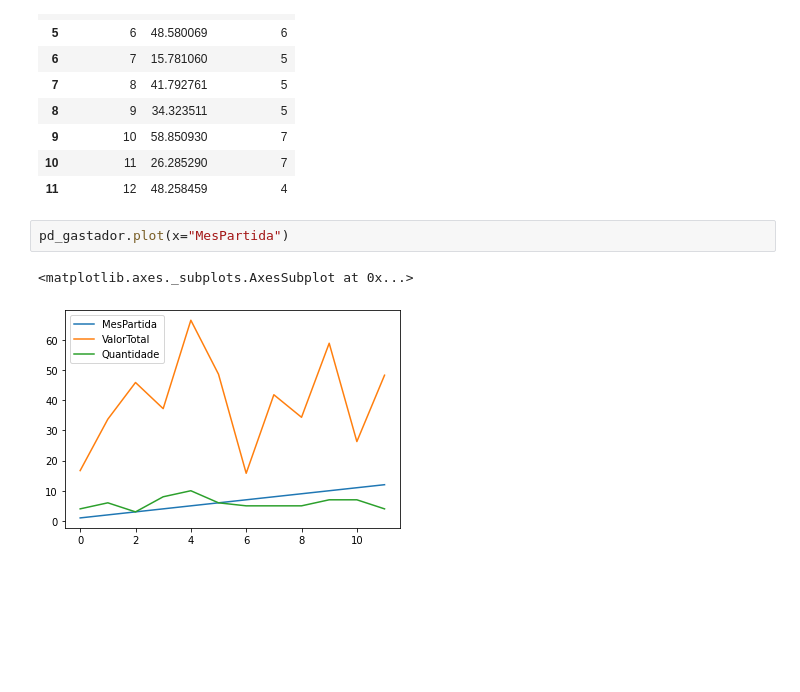
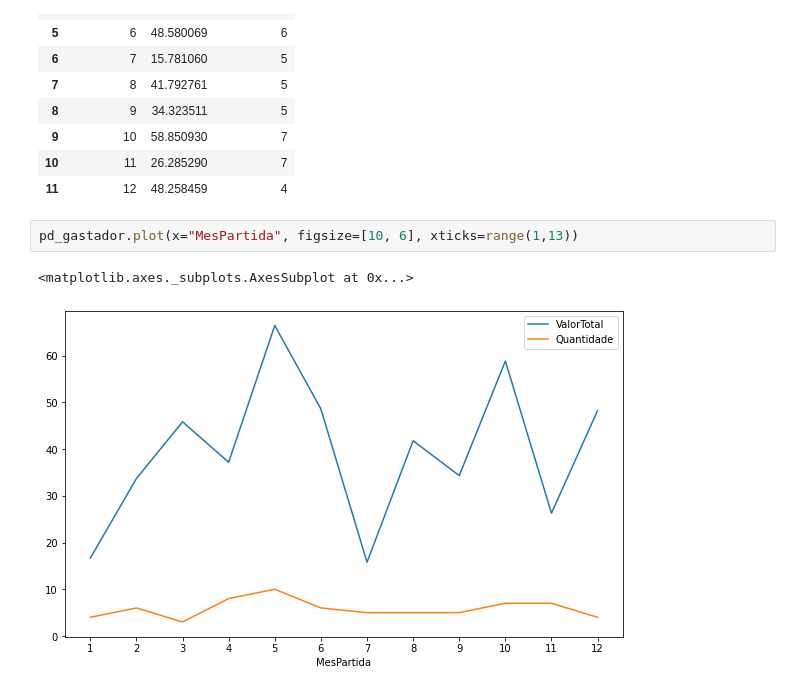
Before and after one commit to broilo/Summaries, a Jupyter notebook: big-data/spark_notebook-example.ipynb, the cells around one changed output. Cells and saved outputs as stored; diff of their text form; blank space fills up the shorter version.

```diff
--- a/big-data/spark_notebook-example.ipynb
+++ b/big-data/spark_notebook-example.ipynb
@@ -323,7 +323,7 @@ pd_gastador
 | 10 | 11 | 26.285290 | 7 |
 | 11 | 12 | 48.258459 | 4 |
 # %%
-pd_gastador.plot(x="MesPartida")
+pd_gastador.plot(x="MesPartida", figsize=[10, 6], xticks=range(1,13))
 # %% [output]
 <matplotlib.axes._subplots.AxesSubplot at 0x...>
-[figure, old version]
+[figure, new version]
```
